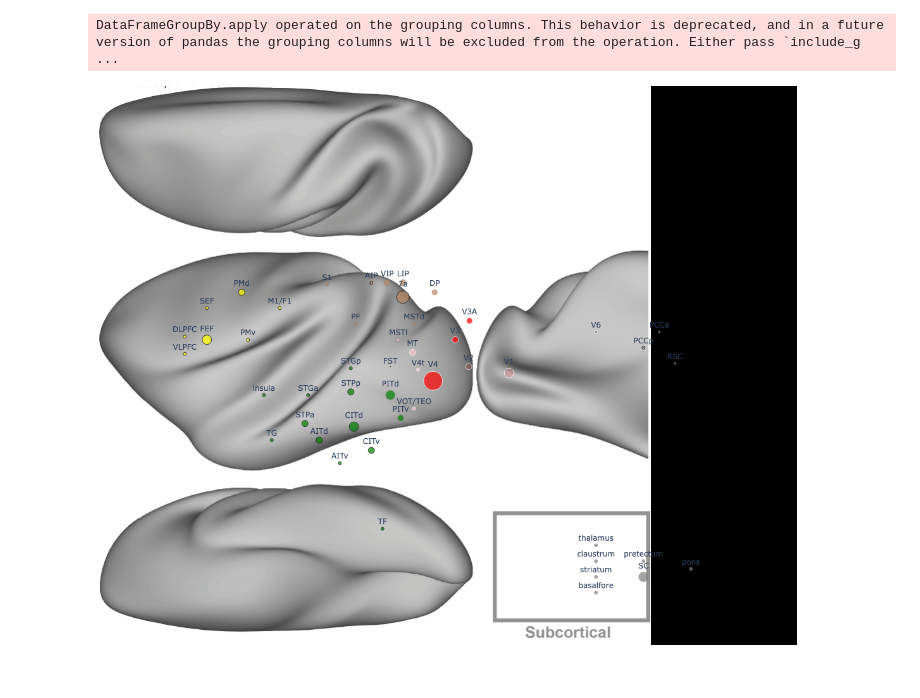
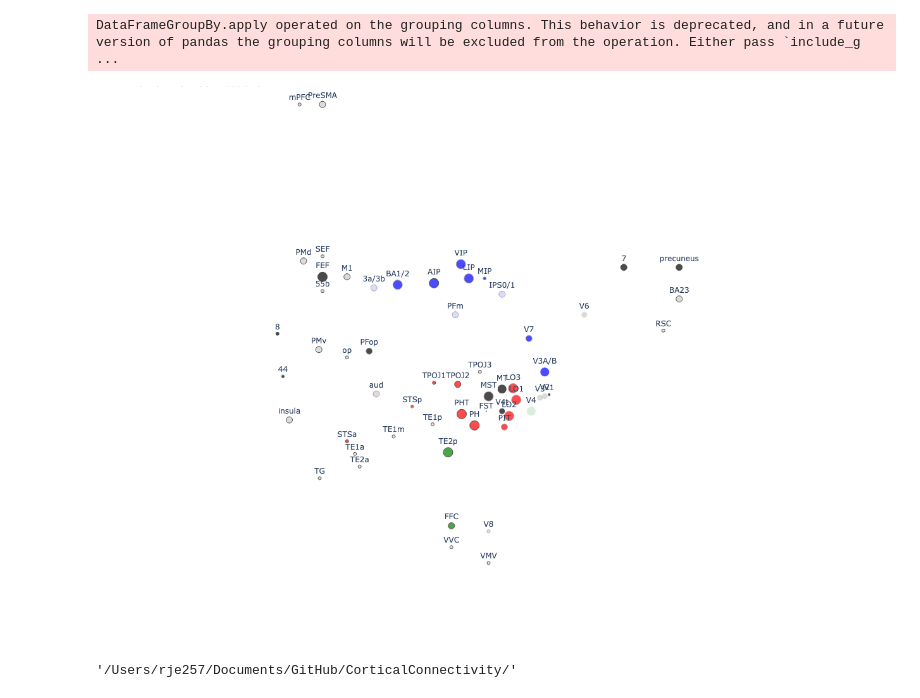
Before and after one commit to raniaezzo/CorticalConnectivity, a Jupyter notebook: network_diagram.ipynb, the cells around one changed output. Drawn from its saved outputs; the diff is of its cells as text; code cells hidden in the pictures.

```diff
--- a/network_diagram.ipynb
+++ b/network_diagram.ipynb
@@ -66,7 +66,7 @@ import numpy as np
 datapath = "/Users/rje257/Documents/GitHub/CorticalConnectivity/"
 
 # settings
-species = "macaque"                                                # macaque or human
+species = "human"                                                # macaque or human
 mainROI = "FST"                                                  # FST, MST or MT
 if species == "macaque":
     includestudies = {"tracer", "DTI tractography", "inactivation"}  # "all" or array e.g., {"tracer"}
@@ -378,7 +378,7 @@ df_where.to_csv(f"{datapath}/{species}/selectnodes.csv", index=False)
 nodesOnly=1
 roi="FST"
 roicoarse=0
-displaybrain=1
+displaybrain=0
 rotateon=1
 medial=1
 subcortical=1
@@ -533,33 +533,47 @@ fig = go.Figure(
         hovermode='closest',
         margin=dict(b=0, l=0, r=0, t=0),
         #margin=dict(b=20, l=20, r=20, t=40),
         xaxis=dict(showgrid=False, zeroline=False, showticklabels=False),
         yaxis=dict(showgrid=False, zeroline=False, showticklabels=False)
     )
 )
 
 if displaybrain==1:
     fig.add_layout_image(dict(
         source=img, x=0, y=1, sizex=1, sizey=1,
         xref="paper", yref="paper", sizing="contain", layer="below"
     ))
 
 fig.update_layout(plot_bgcolor="black")
 
 if medial==1:
     #if species=="macaque":
     fig.update_xaxes(scaleanchor="y", scaleratio=1, range=[-50, 50])
     fig.update_yaxes(range=[-1*(figheight*2), figheight*2])
     # else:
     #     fig.update_xaxes(scaleanchor="y", scaleratio=1, range=[-100, 100])
     #     fig.update_yaxes(range=[-1*(figheight*2), figheight*2])
 else:   # added this when making human
     fig.update_xaxes(scaleanchor="x", scaleratio=1, range=[-1*(figwidth), figwidth])
     fig.update_yaxes(range=[-1*(figheight), figheight])
 
 
+fig.update_layout(
+    plot_bgcolor="white",   # area inside axes
+    paper_bgcolor="white"   # entire figure background
+)
+
 fig.show()
+
+filename = f"{species}_{roi}_displaybrain{displaybrain}.pdf"
+fullpath = os.path.join(datapath, filename)
+
+fig.write_image(fullpath)
 # %% [output]
-[figure, old version]
+[figure, new version]
+# %%
+datapath
+# %% [output]
+'/Users/rje257/Documents/GitHub/CorticalConnectivity/'
 # %%
 node_numstudies
```
Also changed, not shown: parts of 1 cell of this notebook, 19 other files.
